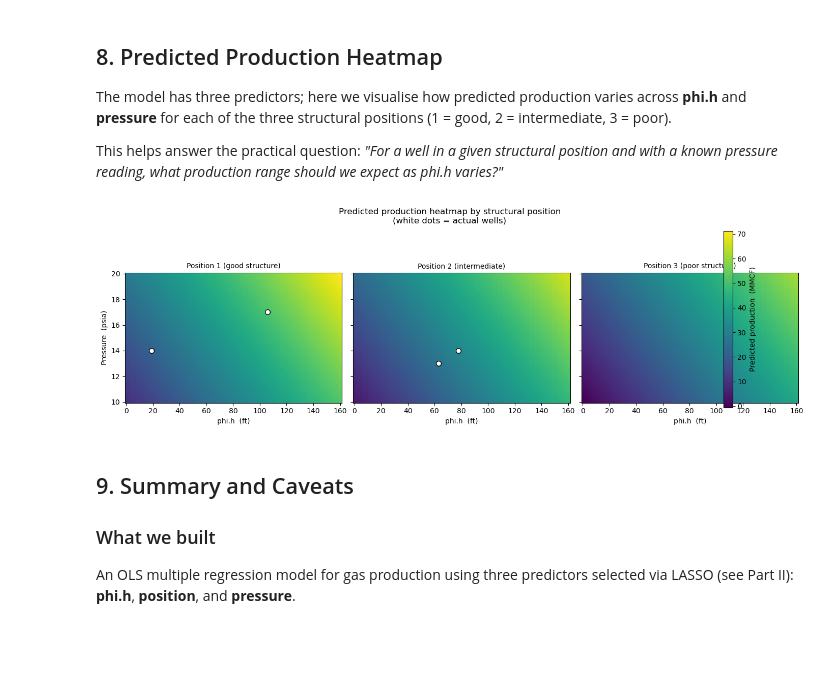
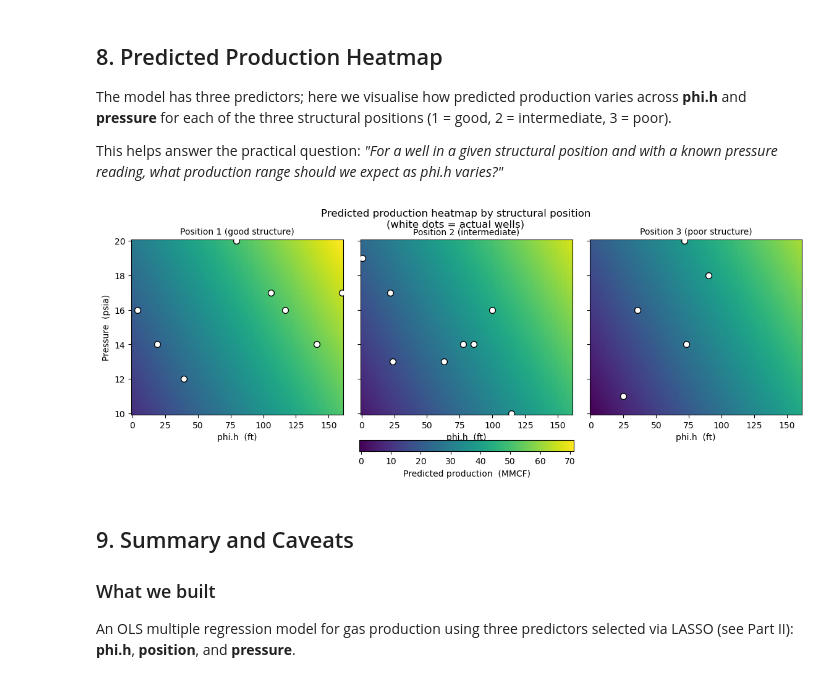
Before and after one commit to mycarta/Data-science-tools-petroleum-exploration-and-production, a Jupyter notebook: Python/notebooks/Niccoli_hunt_regression_after_selection.ipynb, the cells around one changed output. Saved outputs shown, nothing was run; the diff lists cells and outputs as text; code cells hidden in the pictures; blank space fills up the shorter version.

Commit message:
Fix heatmap: horizontal colorbar at bottom, round position for well-dot overlay

```diff
--- a/Python/notebooks/Niccoli_hunt_regression_after_selection.ipynb
+++ b/Python/notebooks/Niccoli_hunt_regression_after_selection.ipynb
@@ -444,37 +444,38 @@ for pos in positions:
         'phi.h':    PHI.ravel()      - means['phi.h'],
         'position': pos              - means['position'],
         'pressure': PRES.ravel()     - means['pressure'],
     })
     pred_map = model.predict(X_map).values.reshape(PHI.shape)
     all_pred.append(pred_map)
 
 vmin = min(p.min() for p in all_pred)
 vmax = max(p.max() for p in all_pred)
 
 for ax, pos, pred_map in zip(axes, positions, all_pred):
     im = ax.pcolormesh(phi_vals, pressure_vals, pred_map,
                        cmap='viridis', vmin=vmin, vmax=vmax, shading='auto')
     ax.set_title(pos_labels[pos], fontsize=10)
     ax.set_xlabel('phi.h  (ft)')
     # Overlay actual wells for this position
-    well_mask = hunt['position'] == pos
+    well_mask = np.round(hunt['position']).astype(int) == pos
     ax.scatter(hunt.loc[well_mask, 'phi.h'],
                hunt.loc[well_mask, 'pressure'],
                c='white', edgecolors='k', s=50, zorder=4, label='Wells')
 
 axes[0].set_ylabel('Pressure  (psia)')
 
-cbar = fig.colorbar(im, ax=axes, orientation='vertical', fraction=0.02, pad=0.02)
+cbar = fig.colorbar(im, ax=axes, orientation='horizontal',
+                    location='bottom', fraction=0.05, pad=0.18)
 cbar.set_label('Predicted production  (MMCF)')
 
 fig.suptitle('Predicted production heatmap by structural position\n'
              '(white dots = actual wells)', fontsize=12)
 # Reserve headroom for the two-line suptitle so it doesn't overlap panel titles
-fig.tight_layout(rect=[0, 0, 1, 0.88])
+fig.subplots_adjust(top=0.87, bottom=0.24, wspace=0.08)
 plt.savefig('regression_heatmap.png', dpi=150, bbox_inches='tight')
 plt.show()
 # %% [output]
-[figure, old version]
+[figure, new version]
 # %% [markdown]
 ## 9. Summary and Caveats
 
```
Also changed, not shown: parts of 2 cells of this notebook.
